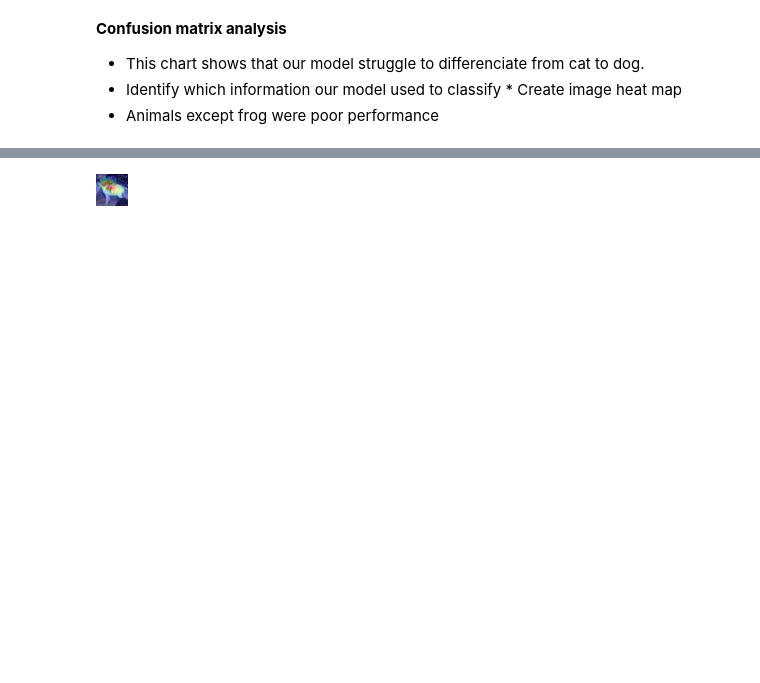
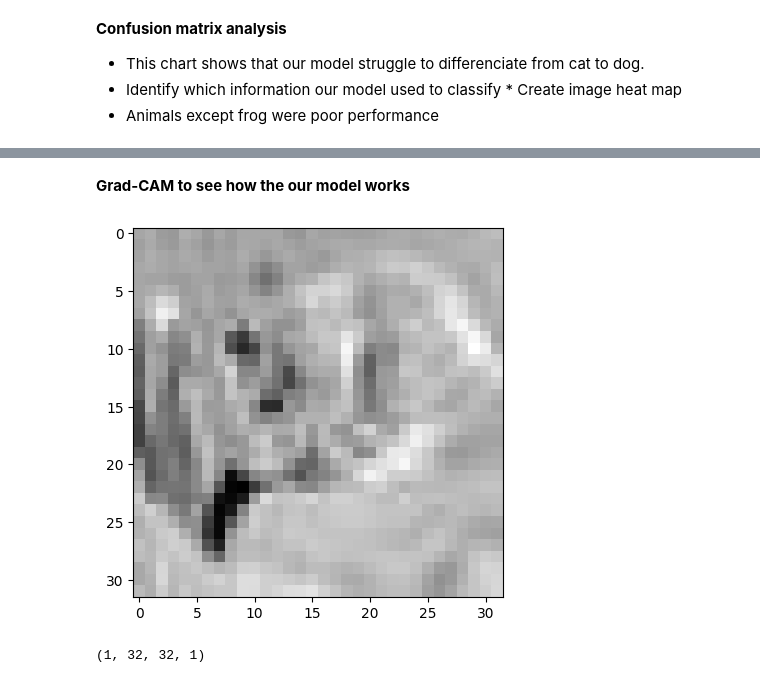
Before and after one commit to itoshiyanazawa/cnn_project, a Jupyter notebook: main.ipynb, the cells around one changed output, grey strips where cells are left out. Saved outputs shown, nothing was run; the diff lists cells and outputs as text; code cells hidden in the pictures; blank space fills up the shorter version.

Commit message:
struggling Grad-CAM

```diff
--- a/main.ipynb
+++ b/main.ipynb
@@ -445,35 +339,0 @@ Predicted: [('n02096437', 'Dandie_Dinmont', 5.7828755)]
-# %%
-def save_and_display_gradcam(img_path, heatmap, cam_path="cam.jpg", alpha=0.4):
-    # Load the original image
-    img = keras.utils.load_img(img_path)
-    img = keras.utils.img_to_array(img)
-
-    # Rescale heatmap to a range 0-255
-    heatmap = np.uint8(255 * heatmap)
-
-    # Use jet colormap to colorize heatmap
-    jet = mpl.colormaps["jet"]
-
-    # Use RGB values of the colormap
-    jet_colors = jet(np.arange(256))[:, :3]
-    jet_heatmap = jet_colors[heatmap]
-
-    # Create an image with RGB colorized heatmap
-    jet_heatmap = keras.utils.array_to_img(jet_heatmap)
-    jet_heatmap = jet_heatmap.resize((img.shape[1], img.shape[0]))
-    jet_heatmap = keras.utils.img_to_array(jet_heatmap)
-
-    # Superimpose the heatmap on original image
-    superimposed_img = jet_heatmap * alpha + img
-    superimposed_img = keras.utils.array_to_img(superimposed_img)
-
-    # Save the superimposed image
-    superimposed_img.save(cam_path)
-
-    # Display Grad CAM
-    display(Image(cam_path))
-
-
-save_and_display_gradcam(img_path, heatmap)
-# %% [output]
-[figure, removed]
@@ -544,0 +340,21 @@ save_and_display_gradcam(img_path, heatmap)
+# %% [markdown]
+**Grad-CAM to see how the our model works**
+# %%
+import matplotlib.pyplot as plt
+
+image = cv2.imread('/content/temp_cat.jpg', 0)
+image = cv2.bitwise_not(image)          # ATTENTION
+image = cv2.resize(image, (32, 32))
+
+# checking how it looks
+plt.imshow(image, cmap="gray")
+plt.show()
+
+image = tf.expand_dims(image, axis=-1)     # from 84 x 84 to 84 x 84 x 1
+image = tf.divide(image, 255)              # normalize
+image = tf.reshape(image, [1, 32, 32, 1])  # reshape to add batch dimension
+
+print(image.shape) # (1, 84, 84, 1)
+# %% [output]
+[figure, added]
+(1, 32, 32, 1)
```
Also changed, not shown: parts of 17 cells of this notebook.
